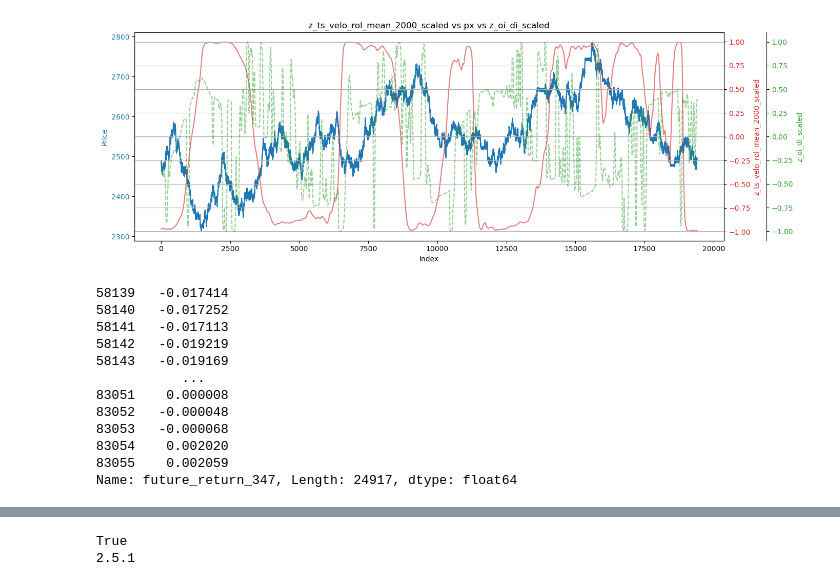
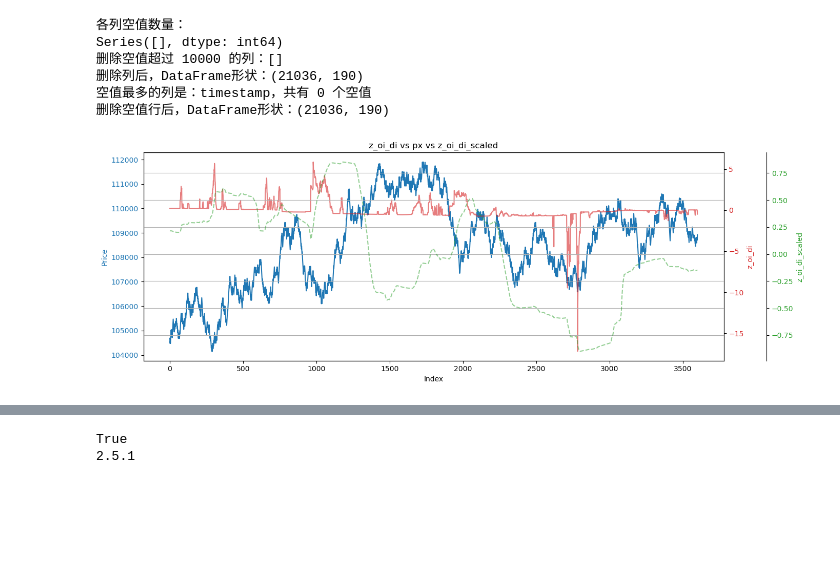
Before and after one commit to Lqz13Th/machine_learning, a Jupyter notebook: feature_engineering/verify_features.ipynb, the cells around one changed output, grey strips where cells are left out. Saved outputs shown, nothing was run; the diff lists cells and outputs as text; code cells hidden in the pictures; blank space fills up the shorter version.

```diff
--- a/feature_engineering/verify_features.ipynb
+++ b/feature_engineering/verify_features.ipynb
@@ -481,5 +489,6 @@ def rolling_ic_ir_icto_index(
         .sort("icto", descending=True)
     )
 # %%
-origin_df = pl.read_csv("C:/quant/data/binance_resampled_data/ETHUSDT_factors_threshold0.001_rolling2000.csv")
+origin_df = pl.read_csv("C:/quant/data/binance_resampled_data/BTCUSDT_factors_threshold0.001_rolling2000.csv")
 monthly_dataframes = split_df_by_month(origin_df)
+print(monthly_dataframes)
@@ -486,20 +513,20 @@ monthly_dataframes = split_df_by_month(origin_df)
 # %%
 # mo_df = batch_apply_transforms(origin_df, 2000, 1)
-# mo_df = batch_apply_transforms(origin_df, 500, 1)
+# mo_df = batch_apply_transforms(monthly_dataframes[0], 500, 1)
 
 mo_df = origin_df
 print(f"Polars DataFrame size: {mo_df.estimated_size() / (1024 ** 2):.4f} MB")
 
-prices_np = mo_df["px"].to_numpy()
+prices_np = mo_df["px"].to_numpy()[:20000]
 avg_steps_05pct = avg_steps_to_volatility(prices_np, 0.005)
 avg_steps_1pct = avg_steps_to_volatility(prices_np, 0.01)
 avg_steps_2pct = avg_steps_to_volatility(prices_np, 0.02)
 avg_steps_5pct = avg_steps_to_volatility(prices_np, 0.05)
-
 print("波动 ±0.5% 的均值步数:", avg_steps_05pct)
 print("波动 ±1% 的均值步数:", avg_steps_1pct)
 print("波动 ±2% 的均值步数:", avg_steps_2pct)
 print("波动 ±5% 的均值步数:", avg_steps_5pct)
+# avg_steps_2pct = 1200
 
 # cal future ret
 mo_df = mo_df.with_columns([
@@ -511,7 +538,7 @@ mo_df = mo_df.with_columns([
 ])
 print(mo_df)
 
-mo_df = rolling_mean_tanh_normalize(mo_df, 50)
+mo_df = rolling_mean_tanh_normalize(mo_df, 500)
 
 mo_df = clean_df_drop_nulls(mo_df)
 # %% [output]
@@ -536,3 +582,4 @@ shape: (85_289, 98)
 # %%
 exclude_prefixes = ['px', 'timestamp', 'timestamp_dt', 'symbol']
-target_col = f"future_return_{avg_steps_2pct}"
+target_col = f"future_return_{avg_steps_1pct}"
+print(mo_df)
@@ -623,36 +686,46 @@ def plot_factor_price_target(
     ax1.set_xlabel("Index")
     ax1.set_ylabel("Price", color="tab:blue")
     ax1.plot(df_plot[price_col], color="tab:blue", label="Price")
     ax1.tick_params(axis="y", labelcolor="tab:blue")
 
     ax2 = ax1.twinx()
     ax2.set_ylabel(factor_name, color="tab:red")
     ax2.plot(df_plot[factor_name], color="tab:red", alpha=0.6, label=factor_name)
     ax2.tick_params(axis="y", labelcolor="tab:red")
 
     ax3 = ax1.twinx()
     ax3.spines.right.set_position(("outward", 60))  # 第三个y轴往右偏移
     ax3.set_ylabel(target_col, color="tab:green")
     ax3.plot(df_plot[target_col], color="tab:green", alpha=0.5, linestyle="--", label=target_col)
     ax3.tick_params(axis="y", labelcolor="tab:green")
 
     plt.title(f"{factor_name} vs {price_col} vs {target_col}")
     fig.tight_layout()
     plt.grid(True)
     plt.show()
 
+mo_df = rolling_mean_tanh_normalize(mo_df, 300)
+
+mo_df = clean_df_drop_nulls(mo_df)
+
 plot_factor_price_target(
     df=mo_df.with_columns([
         (pl.col("z_factor_impact_momentum") + pl.col("z_factor_oi_trend_slope")).rolling_mean(300).tanh()
         .alias("pread")
     ]),
-    factor_name="z_ts_velo_rol_mean_2000_scaled",
+    factor_name="z_oi_di",
     price_col="px",
     target_col="z_oi_di_scaled",  # 也可以改成别的 target，比如方向标签
-    n=19400
+    n=3600
 )
 # %% [output]
+各列空值数量：
+Series([], dtype: int64)
+删除空值超过 10000 的列：[]
+删除列后，DataFrame形状：(21036, 190)
+空值最多的列是：timestamp，共有 0 个空值
+删除空值行后，DataFrame形状：(21036, 190)
-[figure, old version]
+[figure, new version]
 # %%
 import polars as pl
 import pandas as pd
@@ -685,19 +763,5 @@ target_col = f"future_return_{avg_steps_2pct}"
 # %%
-X_train, y_train, X_test, y_test = time_split(mo_df, selected_factors, target_col)
-print(y_test)
+X_train, y_train, px_train, X_test, y_test, px_test = time_split(mo_df, selected_factors, target_col)
-# %% [output]
-58139   -0.017414
-58140   -0.017252
-58141   -0.017113
-58142   -0.019219
-58143   -0.019169
-           ...
-83051    0.000008
-83052   -0.000048
-83053   -0.000068
-83054    0.002020
-83055    0.002059
-Name: future_return_347, Length: 24917, dtype: float64
 # %%
 from sklearn.mixture import GaussianMixture
 import numpy as np
```
Also changed, not shown: parts of 58 cells of this notebook, 1 other file.
